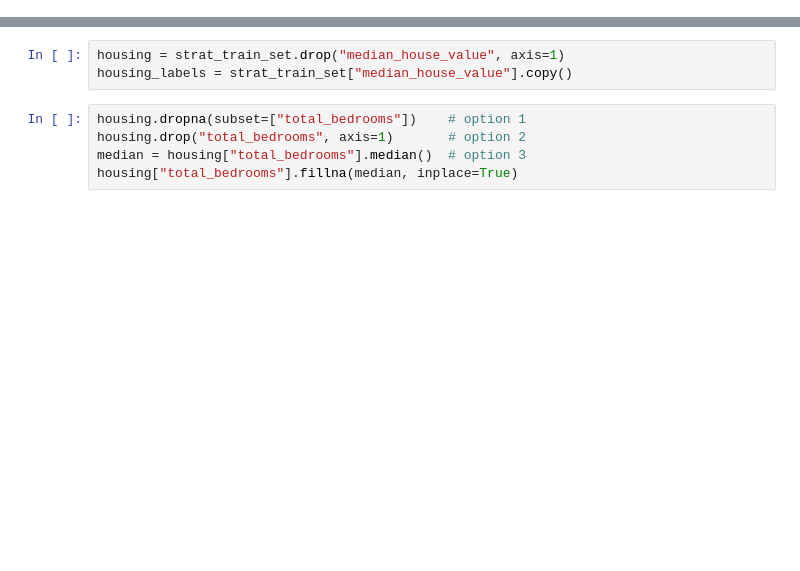
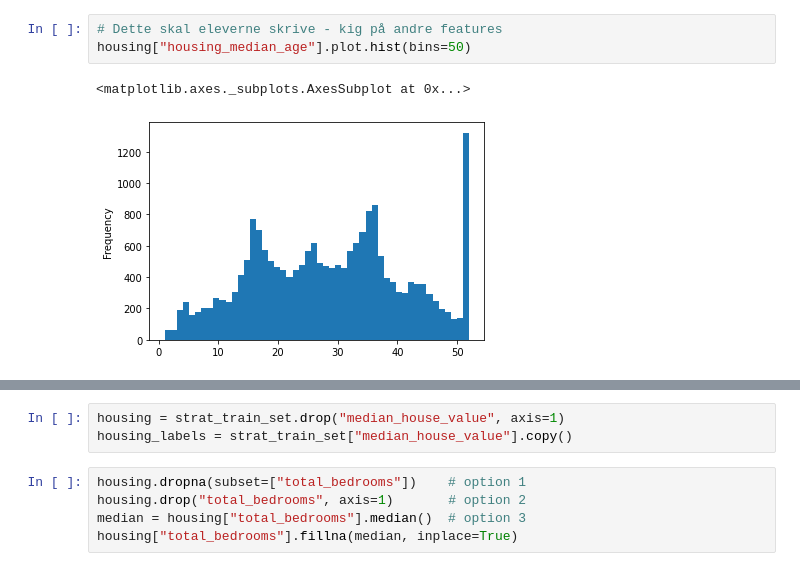
Before and after one commit to DatalogiForAlle/Hus-Priser-og-Machine-Learning, a Jupyter notebook: First Draft/Draft 1.ipynb, the cells around one changed output, grey strips where cells are left out. Saved outputs shown, nothing was run; the diff lists cells and outputs as text; blank space fills up the shorter version.

```diff
--- a/First Draft/Draft 1.ipynb
+++ b/First Draft/Draft 1.ipynb
@@ -119,0 +67,6 @@ housing = strat_train_set.copy()
+# %%
+# Dette skal eleverne skrive - kig på andre features
+housing["housing_median_age"].plot.hist(bins=50)
+# %% [output]
+<matplotlib.axes._subplots.AxesSubplot at 0x...>
+[figure, added]
```
Also changed, not shown: parts of 60 cells of this notebook, 1 other file.
